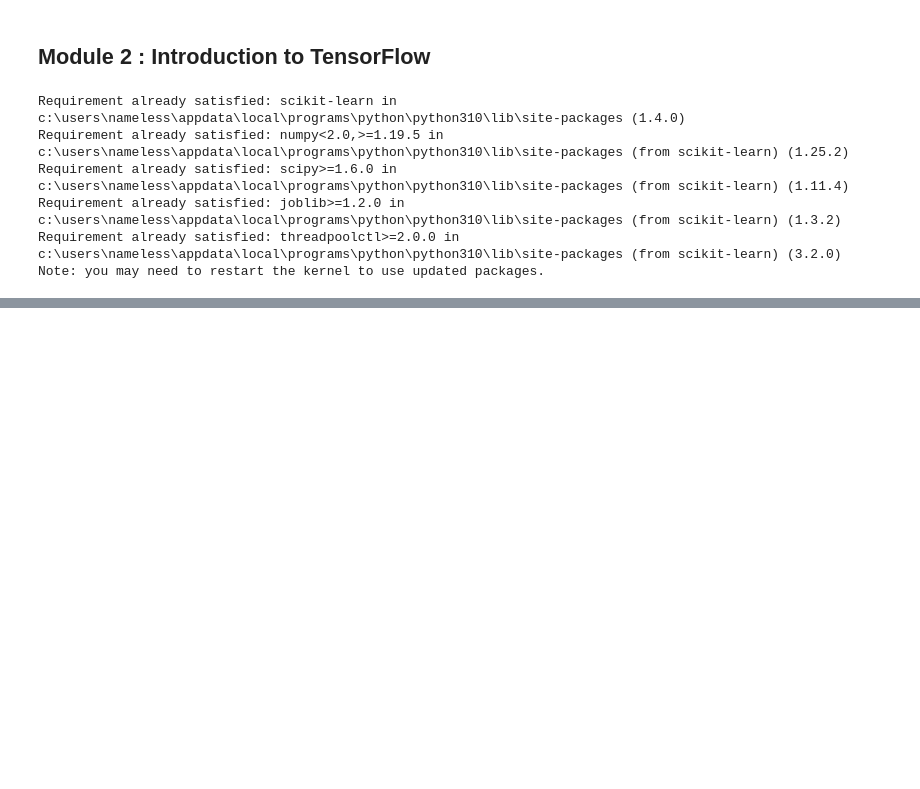
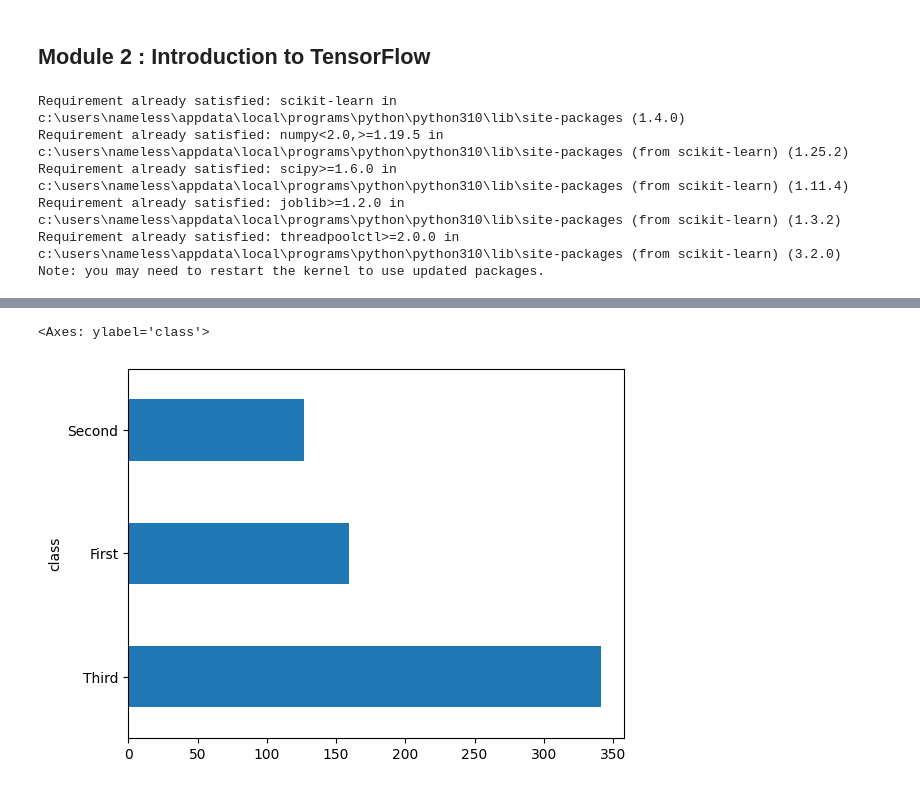
Before and after one commit to Nameless8243/TensorFlow, a Jupyter notebook: Reshape.ipynb, the cells around one changed output, grey strips where cells are left out. Drawn from its saved outputs; the diff is of its cells as text; code cells hidden in the pictures; blank space fills up the shorter version.

```diff
--- a/Reshape.ipynb
+++ b/Reshape.ipynb
@@ -94,0 +184,5 @@ import tensorflow as tf
+# %%
+dftrain['class'].value_counts().plot(kind='barh')
+# %% [output]
+<Axes: ylabel='class'>
+[figure, added]
```
Also changed, not shown: parts of 15 cells of this notebook.
